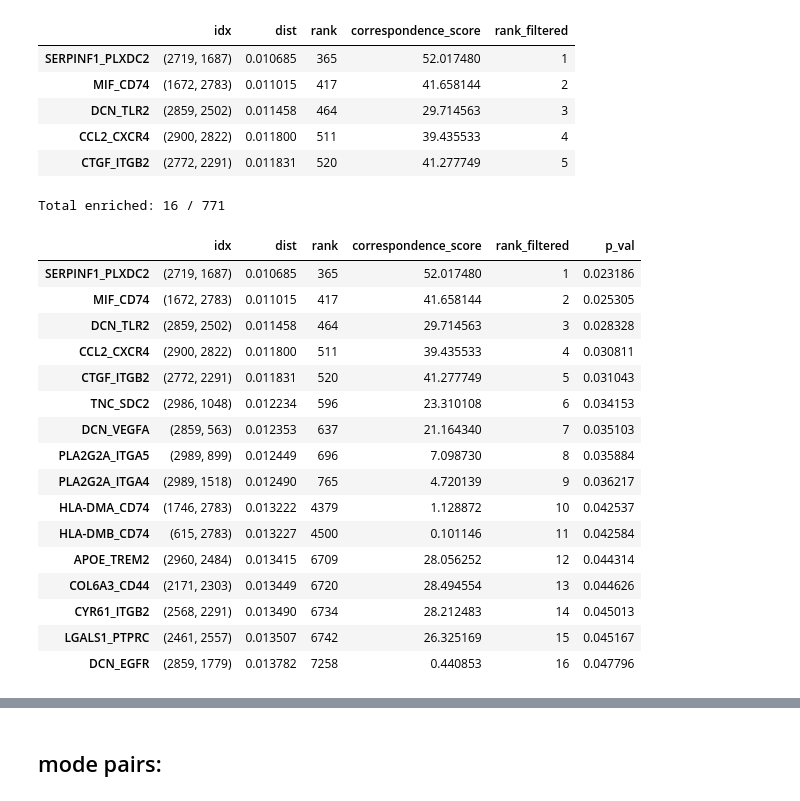
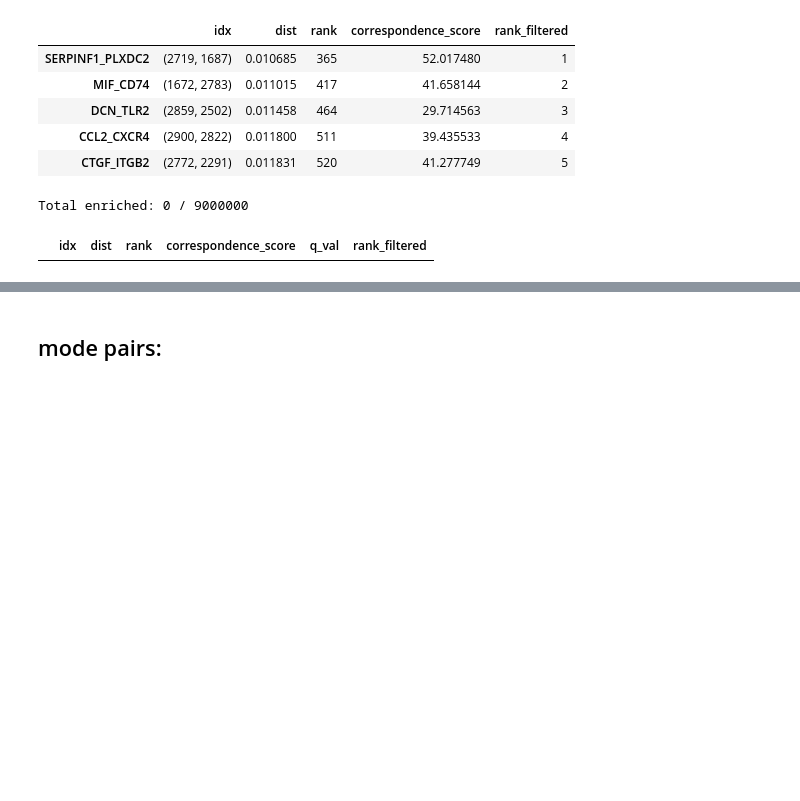
Before and after one commit to qwerty239qwe/Xct, a Jupyter notebook: note_test-heart.ipynb, the cells around one changed output, grey strips where cells are left out. Drawn from its saved outputs; the diff is of its cells as text; code cells hidden in the pictures; blank space fills up the shorter version.

Commit message:
chi2 test order changed

```diff
--- a/note_test-heart.ipynb
+++ b/note_test-heart.ipynb
@@ -320,27 +316,12 @@ manifold aligned # of L-R pairs: 771
 | CCL2_CXCR4 | (2900, 2822) | 0.011800 | 511 | 39.435533 | 4 |
 | CTGF_ITGB2 | (2772, 2291) | 0.011831 | 520 | 41.277749 | 5 |
 # %%
-df_enriched2 = obj2.chi2_test(df_nn_filtered2, df = 3, pval=0.05)
+df_enriched2 = obj2.chi2_test(df_nn2, df = 3, pval = 0.05, FDR = True, candidates = candidates)
+
 df_enriched2
 # %% [output]
-Total enriched: 16 / 771
+Total enriched: 0 / 9000000
-|  | idx | dist | rank | correspondence_score | rank_filtered | p_val |
-| SERPINF1_PLXDC2 | (2719, 1687) | 0.010685 | 365 | 52.017480 | 1 | 0.023186 |
-| MIF_CD74 | (1672, 2783) | 0.011015 | 417 | 41.658144 | 2 | 0.025305 |
-| DCN_TLR2 | (2859, 2502) | 0.011458 | 464 | 29.714563 | 3 | 0.028328 |
-| CCL2_CXCR4 | (2900, 2822) | 0.011800 | 511 | 39.435533 | 4 | 0.030811 |
-| CTGF_ITGB2 | (2772, 2291) | 0.011831 | 520 | 41.277749 | 5 | 0.031043 |
-| TNC_SDC2 | (2986, 1048) | 0.012234 | 596 | 23.310108 | 6 | 0.034153 |
-| DCN_VEGFA | (2859, 563) | 0.012353 | 637 | 21.164340 | 7 | 0.035103 |
-| PLA2G2A_ITGA5 | (2989, 899) | 0.012449 | 696 | 7.098730 | 8 | 0.035884 |
-| PLA2G2A_ITGA4 | (2989, 1518) | 0.012490 | 765 | 4.720139 | 9 | 0.036217 |
-| HLA-DMA_CD74 | (1746, 2783) | 0.013222 | 4379 | 1.128872 | 10 | 0.042537 |
-| HLA-DMB_CD74 | (615, 2783) | 0.013227 | 4500 | 0.101146 | 11 | 0.042584 |
-| APOE_TREM2 | (2960, 2484) | 0.013415 | 6709 | 28.056252 | 12 | 0.044314 |
-| COL6A3_CD44 | (2171, 2303) | 0.013449 | 6720 | 28.494554 | 13 | 0.044626 |
-| CYR61_ITGB2 | (2568, 2291) | 0.013490 | 6734 | 28.212483 | 14 | 0.045013 |
-| LGALS1_PTPRC | (2461, 2557) | 0.013507 | 6742 | 26.325169 | 15 | 0.045167 |
-| DCN_EGFR | (2859, 1779) | 0.013782 | 7258 | 0.440853 | 16 | 0.047796 |
+|  | idx | dist | rank | correspondence_score | q_val | rank_filtered |
 # %%
 df_nn_filtered2.loc['MIF_CD74']
 # %% [output]
```
Also changed, not shown: parts of 6 cells of this notebook, 1 other file.
